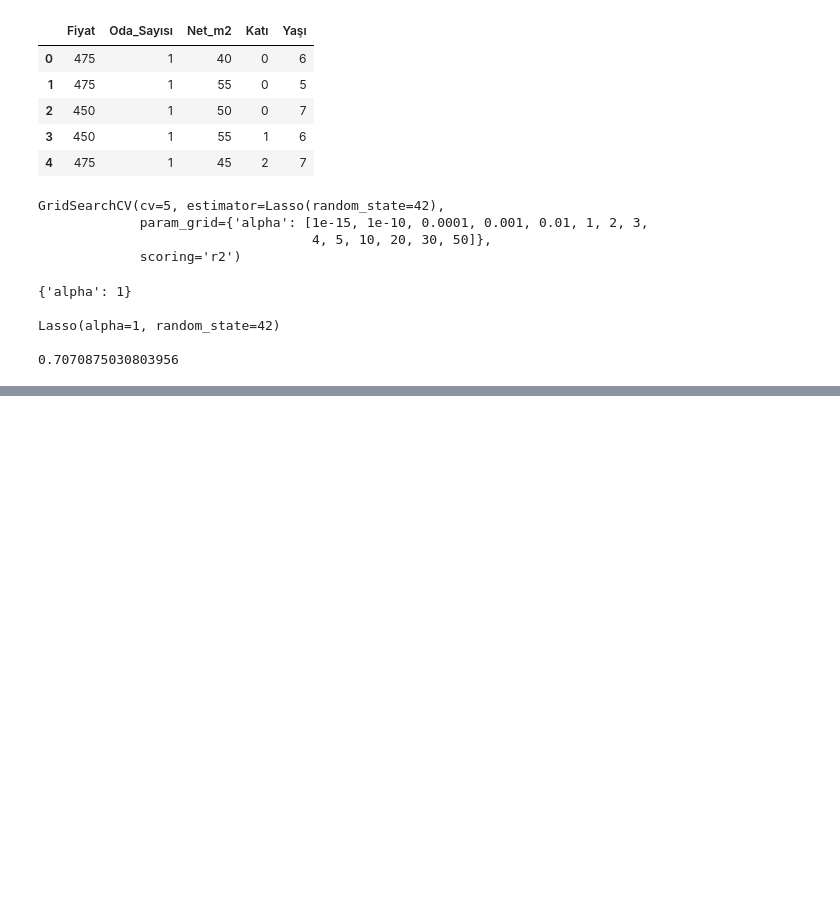
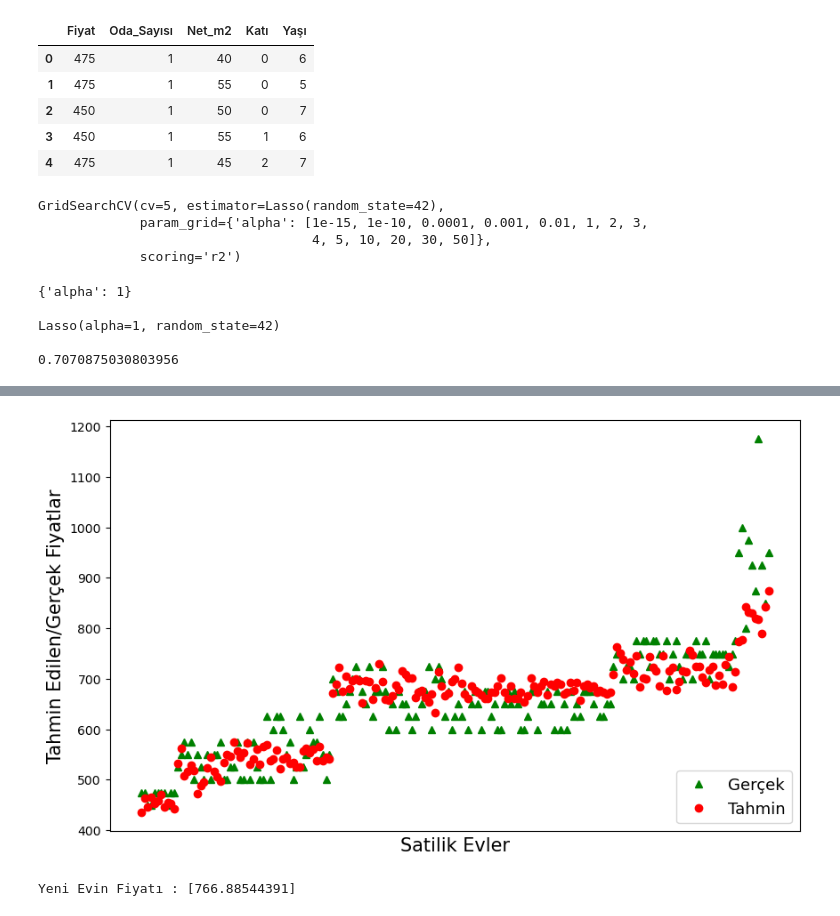
Before and after one commit to enesacarq/ml-experiments, a Jupyter notebook: regression/08_lasso_with_grid_search.ipynb, the cells around one changed output, grey strips where cells are left out. Cells and saved outputs as stored; diff of their text form; code cells hidden in the pictures; blank space fills up the shorter version.

Commit message:
add best graph lasso_gs

```diff
--- a/regression/08_lasso_with_grid_search.ipynb
+++ b/regression/08_lasso_with_grid_search.ipynb
@@ -66,0 +107,3 @@ Lasso(alpha=1, random_state=42)
+# %%
+#Tahmin modeli ile tüm veri seti için ev fiyatlarını tahmmin edelim:
+veri['Fiyat_Tahmini']=lasso_gs.best_estimator_.predict(x)
@@ -66,0 +131,22 @@ Lasso(alpha=1, random_state=42)
+# %%
+#Grafik: Evlerin gerçek ve tahmin edilmiş fiayatlarını karşılaştırılması:
+plt.figure(figsize=(10,6))
+plt.xticks(veri["Fiyat"],veri.index.values)
+plt.plot(veri["Fiyat"],"g^",label="Gerçek")
+plt.xticks(veri["Fiyat_Tahmini"],veri.index.values)
+plt.plot(veri["Fiyat_Tahmini"],"ro",label="Tahmin")
+plt.xlabel("Satilik Evler",fontsize=15)
+plt.ylabel("Tahmin Edilen/Gerçek Fiyatlar",fontsize=15)
+plt.legend(fontsize=13,loc="lower right")
+plt.show()
+# %% [output]
+[figure, added]
+# %%
+#bu model içi 3 odalı,105 m2,4.katta 8 yıllık daire fiyatı tahmini
+Oda_Sayısı=3
+Net_m2=105
+Katı=4
+Yaşı=8
+print("Yeni Evin Fiyatı :",lasso_gs.best_estimator_.predict([[Oda_Sayısı,Net_m2,Katı,Yaşı]]))
+# %% [output]
+Yeni Evin Fiyatı : [766.88544391]
```
Also changed, not shown: parts of 5 cells of this notebook.
